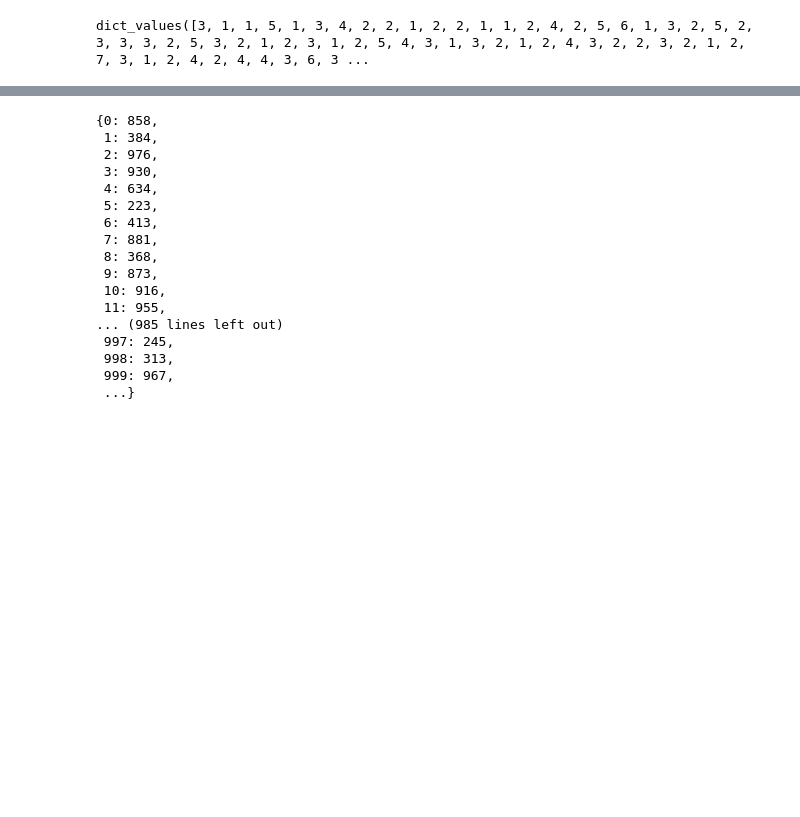
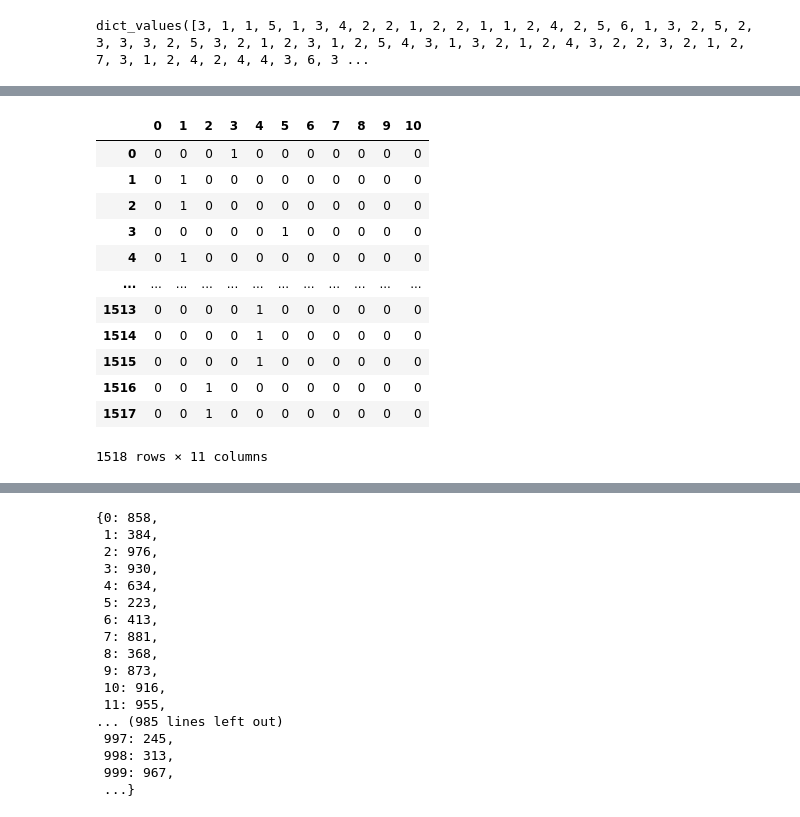
Before and after one commit to yyoshikun/workdir, a Jupyter notebook: Num_3_Testcode.ipynb, the cells around one changed output, grey strips where cells are left out. Saved outputs shown, nothing was run; the diff lists cells and outputs as text; code cells hidden in the pictures; blank space fills up the shorter version.

```diff
--- a/Untitled4.ipynb
+++ b/Num_3_Testcode.ipynb
@@ -178,3 +179,32 @@ display(df.head())
 | 2 | 3 | 2018-01-08 | 976 | 9 | 7 | 6 | 930 | 2018 | ... |
 | 3 | 4 | 2018-01-09 | 930 | 9 | 3 | 0 | 634 | 2018 | ... |
 | 4 | 5 | 2018-01-10 | 634 | 6 | 3 | 4 | 223 | 2018 | ... |
+# %%
+#000 counterのダミー変数化
+import os
+import pandas as pd
+import numpy as np
+from sklearn.preprocessing import OneHotEncoder
+
+df_n=range(0,11,1)
+
+counter_list=df_n
+enc=OneHotEncoder(categories=[counter_list],sparse=False)
+counter_d=enc.fit_transform(df[['counter']])
+df_counter=pd.DataFrame(counter_d,index=df.index,columns=counter_list,dtype='int')
+
+df_counter
+# %% [output]
+|  | 0 | 1 | 2 | 3 | 4 | 5 | 6 | 7 | 8 | 9 | 10 |
+| 0 | 0 | 0 | 0 | 1 | 0 | 0 | 0 | 0 | 0 | 0 | 0 |
+| 1 | 0 | 1 | 0 | 0 | 0 | 0 | 0 | 0 | 0 | 0 | 0 |
+| 2 | 0 | 1 | 0 | 0 | 0 | 0 | 0 | 0 | 0 | 0 | 0 |
+| 3 | 0 | 0 | 0 | 0 | 0 | 1 | 0 | 0 | 0 | 0 | 0 |
+| 4 | 0 | 1 | 0 | 0 | 0 | 0 | 0 | 0 | 0 | 0 | 0 |
+| ... | ... | ... | ... | ... | ... | ... | ... | ... | ... | ... | ... |
+| 1513 | 0 | 0 | 0 | 0 | 1 | 0 | 0 | 0 | 0 | 0 | 0 |
+| 1514 | 0 | 0 | 0 | 0 | 1 | 0 | 0 | 0 | 0 | 0 | 0 |
+| 1515 | 0 | 0 | 0 | 0 | 1 | 0 | 0 | 0 | 0 | 0 | 0 |
+| 1516 | 0 | 0 | 1 | 0 | 0 | 0 | 0 | 0 | 0 | 0 | 0 |
+| 1517 | 0 | 0 | 1 | 0 | 0 | 0 | 0 | 0 | 0 | 0 | 0 |
+1518 rows × 11 columns
```
Also changed, not shown: parts of 8 cells of this notebook, 7 other files.
